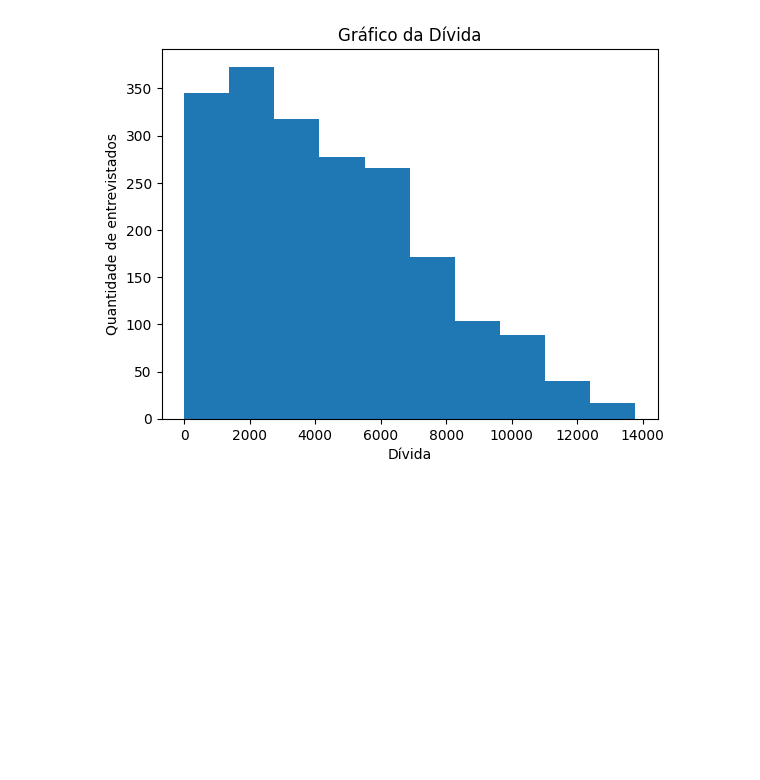
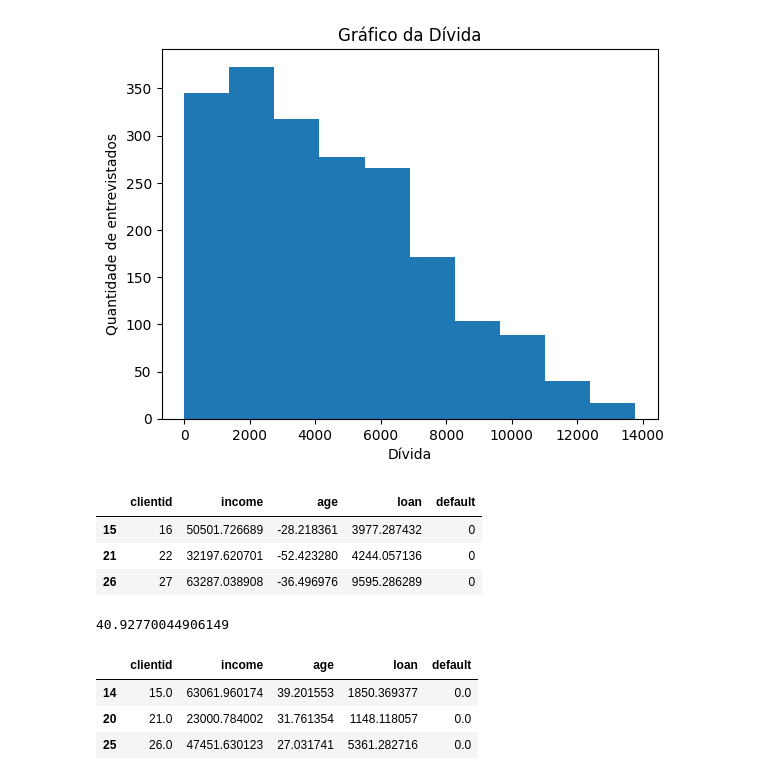
Before and after one commit to VictorSayoan/Machine_Learning, a Jupyter notebook: Analysis_Project/Analyses_Project_Credit/Analyse_Base_Credict.ipynb, the cells around one changed output. Cells and saved outputs as stored; diff of their text form; code cells hidden in the pictures; blank space fills up the shorter version.

```diff
--- a/Analysis_Project/Analyses_Project_Credit/Analyse_Base_Credict.ipynb
+++ b/Analysis_Project/Analyses_Project_Credit/Analyse_Base_Credict.ipynb
@@ -54,3 +53,25 @@ Text(0, 0.5, 'Quantidade de entrevistados')
 [figure]
 [figure]
 [figure]
+# %%
+# Valores nulos:
+Base_Credit.loc[Base_Credit['age'] < 0]
+# %% [output]
+|  | clientid | income | age | loan | default |
+| 15 | 16 | 50501.726689 | -28.218361 | 3977.287432 | 0 |
+| 21 | 22 | 32197.620701 | -52.423280 | 4244.057136 | 0 |
+| 26 | 27 | 63287.038908 | -36.496976 | 9595.286289 | 0 |
+# %%
+Base_Credit['age'][Base_Credit['age'] > 0].mean()
+# %% [output]
+40.92770044906149
+# %%
+# Tratamento de valores faltantes:
+Base_Credit.loc[Base_Credit['age'] < 0] = Base_Credit['age'][Base_Credit['age'] > 0].mean()
+
+Base_Credit.loc[Base_Credit['clientid'].isin([15, 21, 26])]
+# %% [output]
+|  | clientid | income | age | loan | default |
+| 14 | 15.0 | 63061.960174 | 39.201553 | 1850.369377 | 0.0 |
+| 20 | 21.0 | 23000.784002 | 31.761354 | 1148.118057 | 0.0 |
+| 25 | 26.0 | 47451.630123 | 27.031741 | 5361.282716 | 0.0 |
```
Also changed, not shown: parts of 1 cell of this notebook.
